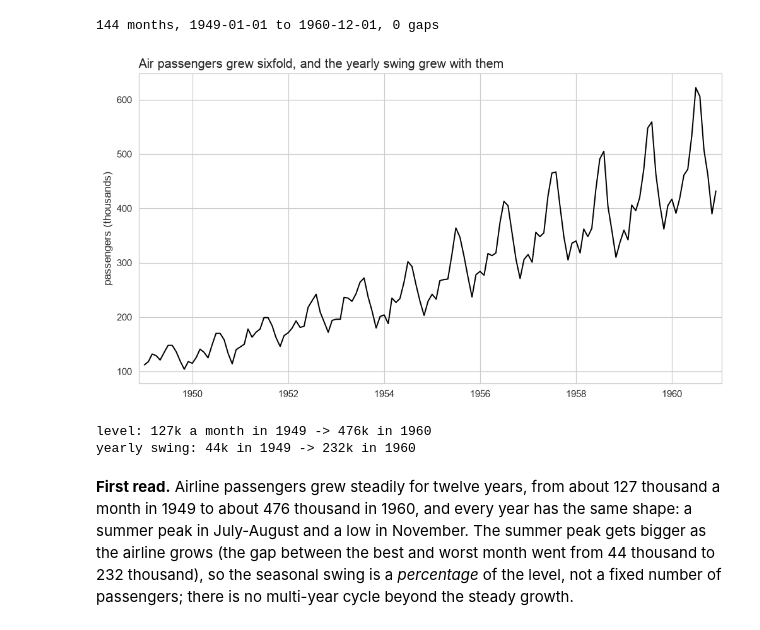
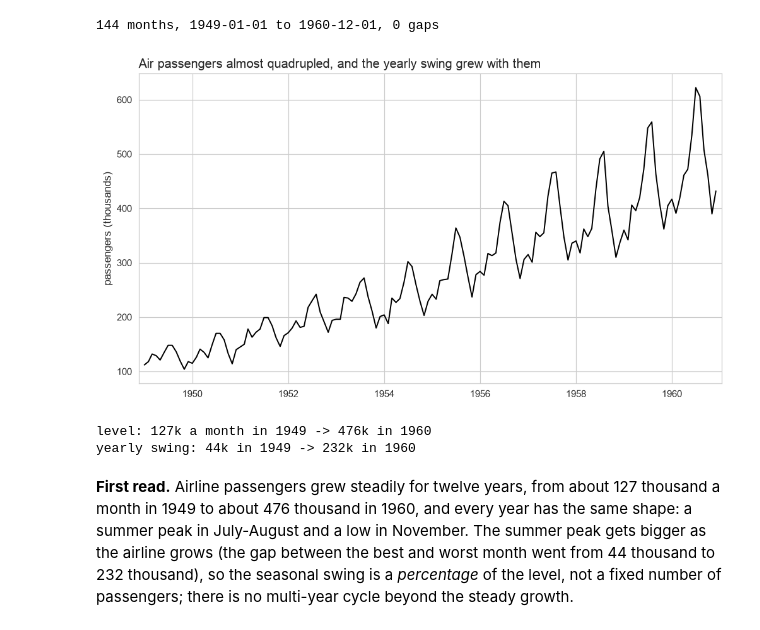
Before and after one commit to Layanharbi9/international-airpassengers-project, a Jupyter notebook: project.ipynb, the cells around one changed output. Saved outputs shown, nothing was run; the diff lists cells and outputs as text; code cells hidden in the pictures.

Commit message:
Report: at-a-glance summary, data section, clearer wording; fix growth claim in chart title
Co-Authored-By: Claude Opus 5.5 <noreply@anthropic.com>

```diff
--- a/project.ipynb
+++ b/project.ipynb
@@ -82,17 +82,17 @@ print(f"{n_obs} months, {range_[0].date()} to {range_[1].date()}, {n_gaps} gaps"
 # %% [output]
 144 months, 1949-01-01 to 1960-12-01, 0 gaps
 # %%
-P.plot_series(df, title="Air passengers grew sixfold, and the yearly swing grew with them",
+P.plot_series(df, title="Air passengers almost quadrupled, and the yearly swing grew with them",
               ylabel="passengers (thousands)", xlabel="")
 plt.savefig("figures/01_series.png", bbox_inches="tight")
 plt.show()
 
 # How big is the yearly swing (peak month minus low month) at the start and at the end?
 swing = df.assign(year=df["ds"].dt.year).groupby("year")["y"].agg(lambda s: s.max() - s.min())
 print(f"level: {df['y'].iloc[:12].mean():.0f}k a month in 1949 -> {df['y'].iloc[-12:].mean():.0f}k in 1960")
 print(f"yearly swing: {swing.iloc[0]:.0f}k in 1949 -> {swing.iloc[-1]:.0f}k in 1960")
 # %% [output]
-[figure, old version]
+[figure, new version]
 level: 127k a month in 1949 -> 476k in 1960
 yearly swing: 44k in 1949 -> 232k in 1960
 # %% [markdown]
```
Also changed, not shown: 3 other files.
